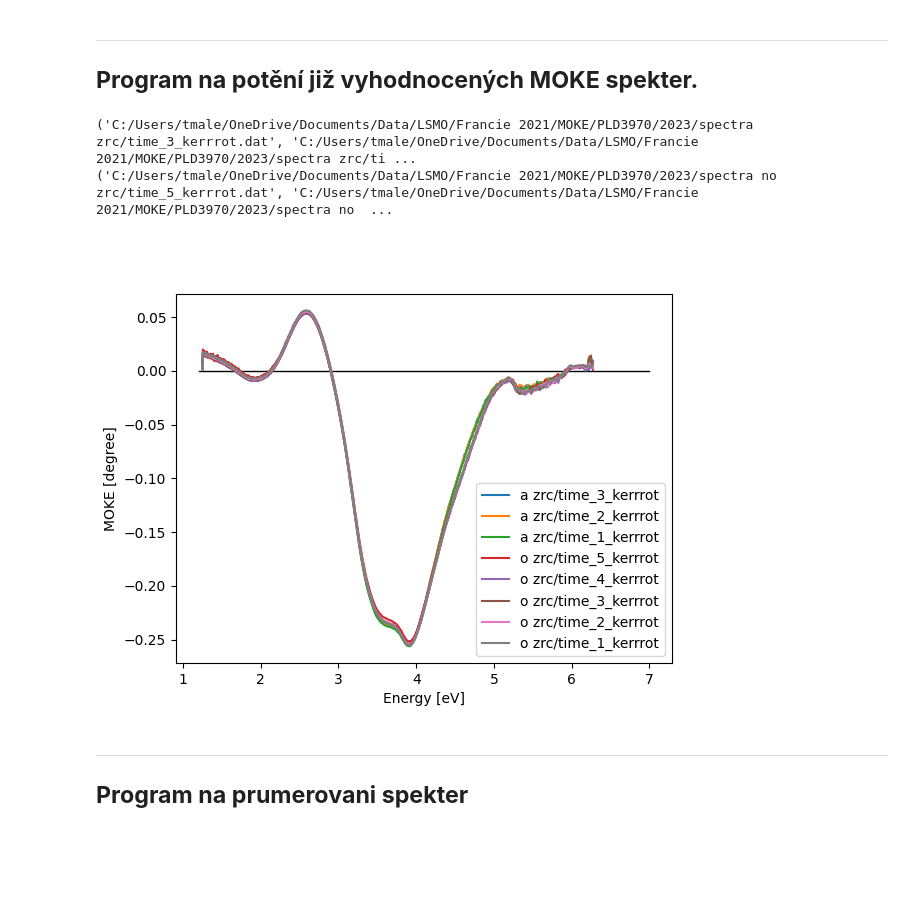
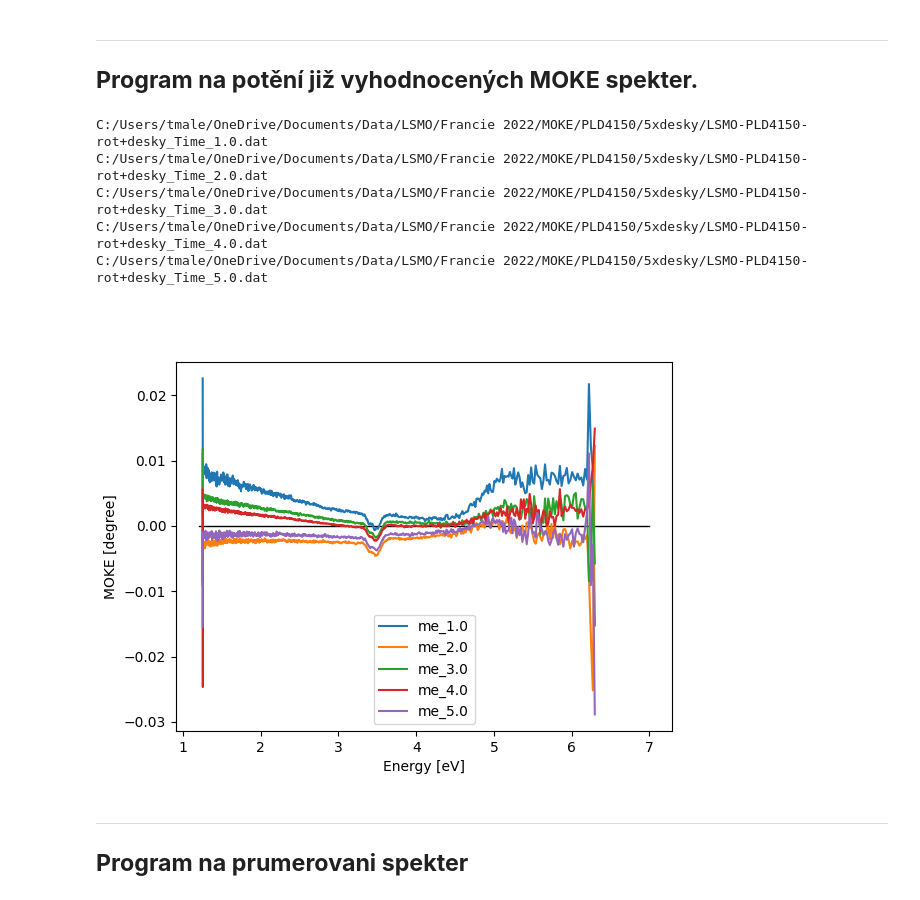
Before and after one commit to tomasek123/Default-script, a Jupyter notebook: Magnetooptika_experimenty.ipynb, the cells around one changed output. Drawn from its saved outputs; the diff is of its cells as text; code cells hidden in the pictures; blank space fills up the shorter version.

```diff
--- a/Magnetooptika_experimenty.ipynb
+++ b/Magnetooptika_experimenty.ipynb
@@ -140,43 +140,43 @@ import matplotlib.pyplot as plt
 import ipywidgets as widgets
 %matplotlib widget
 
 
 plt.plot([1.2,7],[0,0],'k-', linewidth = 1)
 for i in range (1,4):
     root = Tk()
     root.withdraw()
     root.call('wm', 'attributes', '.', '-topmost', True)
     filename = filedialog.askopenfilename(title = "Select file",filetypes = (("txt files","*.dat .txt .KNT"),("all files","*.*")),multiple=True)
-    print(filename)
     root.destroy()
-    try:
-        for filee in filename:
-            data = pd.read_csv(filee, index_col=0)
-            plt.plot(data['MOKE'], label = filee[-24:-4])
-    except:
-        print('lol no')
+    for filee in filename:
+        data = pd.read_csv(filee,comment='#', index_col=0)
+        plt.plot(data['MOKE'], label = filee[-10:-4])
+        print(filee)
 
 
 
 # sto = pd.read_csv(r'C:\\Users\\tmale\\OneDrive\\Documents\\Data\\LSMO\\Francie 2021\\MOKE\\PLD3967\\PLD3967_Kerrrot_15_03_2022.dat', index_col=0)
 # plt.plot(sto,'k--',label = 'Reference')
 # rozdil = pd.concat([data,sto])
 # rozdil = rozdil.sort_index()
 # rozdil = rozdil.interpolate(method = 'index')
 # plt.plot(rozdil['MOKE'].subtract(rozdil['MOKEE']), label = 'Rozdil')
 
 
 
 # plt.title('PLD3978')
 plt.ylabel('MOKE [degree]')
 plt.xlabel('Energy [eV]')
 plt.legend()
 # plt.ylim(-0.1,0.2)
 plt.show()
 # %% [output]
-('C:/Users/tmale/OneDrive/Documents/Data/LSMO/Francie 2021/MOKE/PLD3970/2023/spectra zrc/time_3_kerrrot.dat', 'C:/Users/tmale/OneDrive/Documents/Data/LSMO/Francie 2021/MOKE/PLD3970/2023/spectra zrc/ti ...
-('C:/Users/tmale/OneDrive/Documents/Data/LSMO/Francie 2021/MOKE/PLD3970/2023/spectra no zrc/time_5_kerrrot.dat', 'C:/Users/tmale/OneDrive/Documents/Data/LSMO/Francie 2021/MOKE/PLD3970/2023/spectra no  ...
+C:/Users/tmale/OneDrive/Documents/Data/LSMO/Francie 2022/MOKE/PLD4150/5xdesky/LSMO-PLD4150-rot+desky_Time_1.0.dat
+C:/Users/tmale/OneDrive/Documents/Data/LSMO/Francie 2022/MOKE/PLD4150/5xdesky/LSMO-PLD4150-rot+desky_Time_2.0.dat
+C:/Users/tmale/OneDrive/Documents/Data/LSMO/Francie 2022/MOKE/PLD4150/5xdesky/LSMO-PLD4150-rot+desky_Time_3.0.dat
+C:/Users/tmale/OneDrive/Documents/Data/LSMO/Francie 2022/MOKE/PLD4150/5xdesky/LSMO-PLD4150-rot+desky_Time_4.0.dat
+C:/Users/tmale/OneDrive/Documents/Data/LSMO/Francie 2022/MOKE/PLD4150/5xdesky/LSMO-PLD4150-rot+desky_Time_5.0.dat
-[figure, old version]
+[figure, new version]
 # %% [markdown]
 ---
 ## **Program na prumerovani spekter**
```
Also changed, not shown: parts of 2 cells of this notebook, 1 other file.
